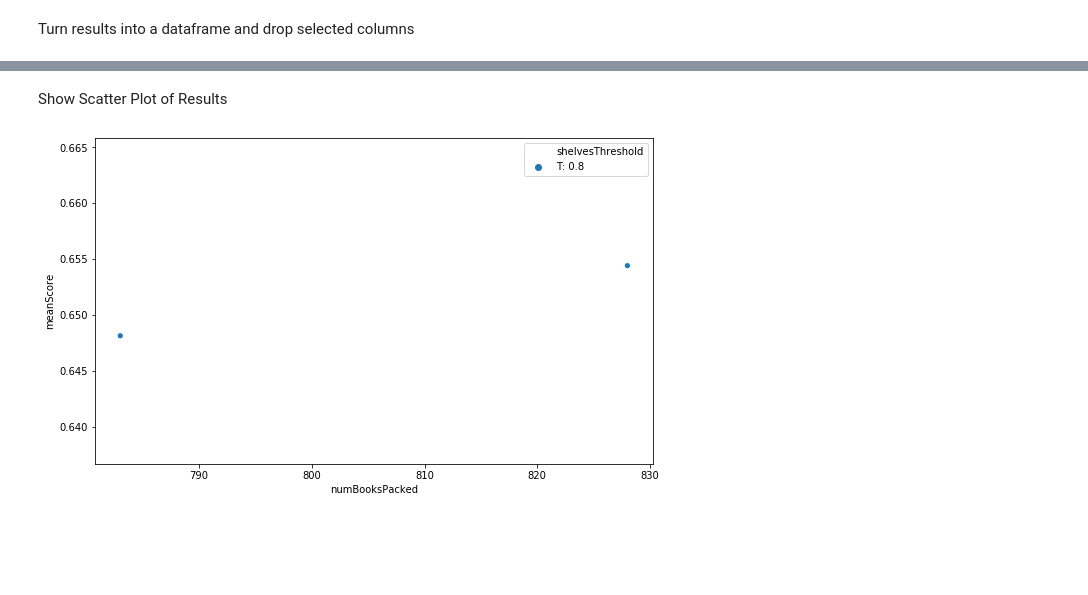
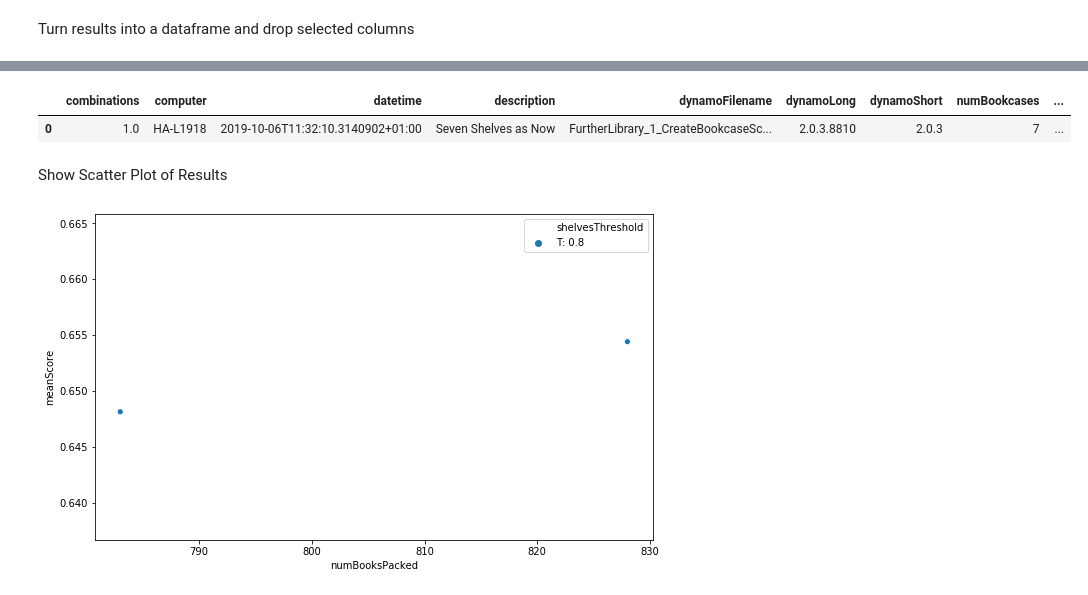
Before and after one commit to thomascorrie/LibraryProject, a Jupyter notebook: Jupyter/FurtherLibrary_1_RunPacking.ipynb, the cells around one changed output, grey strips where cells are left out. Saved outputs shown, nothing was run; the diff lists cells and outputs as text; code cells hidden in the pictures; blank space fills up the shorter version.

```diff
--- a/Jupyter/FurtherLibrary_1_RunPacking.ipynb
+++ b/Jupyter/FurtherLibrary_1_RunPacking.ipynb
@@ -307,3 +314,9 @@ dfResultsReduced.head()
+# %%
+dfScenarioData = pd.DataFrame(scenario)
+dfScenarioData
+# %% [output]
+|  | combinations | computer | datetime | description | dynamoFilename | dynamoLong | dynamoShort | numBookcases | ... |
+| 0 | 1.0 | HA-L1918 | 2019-10-06T11:32:10.3140902+01:00 | Seven Shelves as Now | FurtherLibrary_1_CreateBookcaseSc... | 2.0.3.8810 | 2.0.3 | 7 | ... |
 # %% [markdown]
 Show Scatter Plot of Results
 # %%
```
Also changed, not shown: parts of 19 cells of this notebook, 4 other files.
